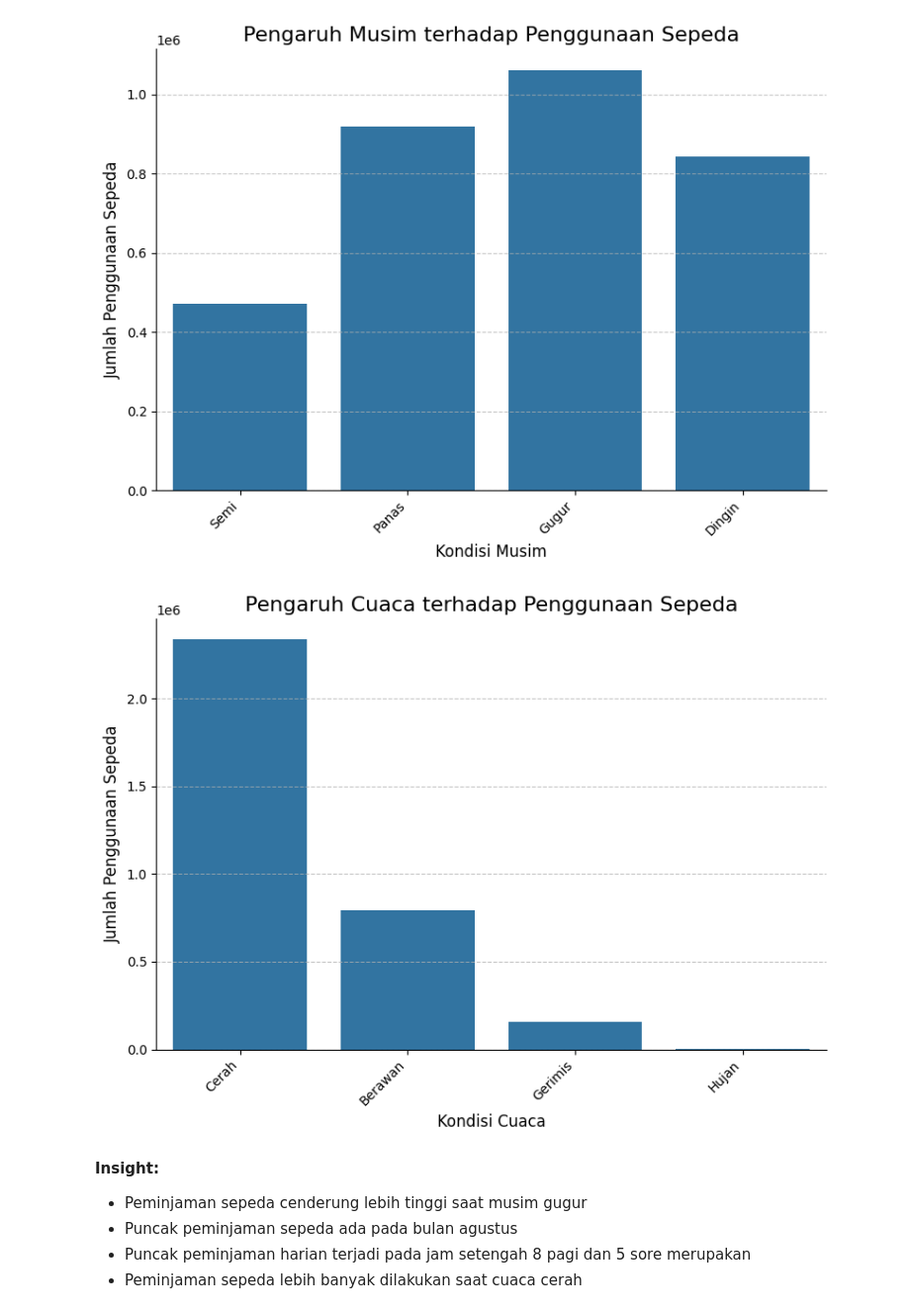
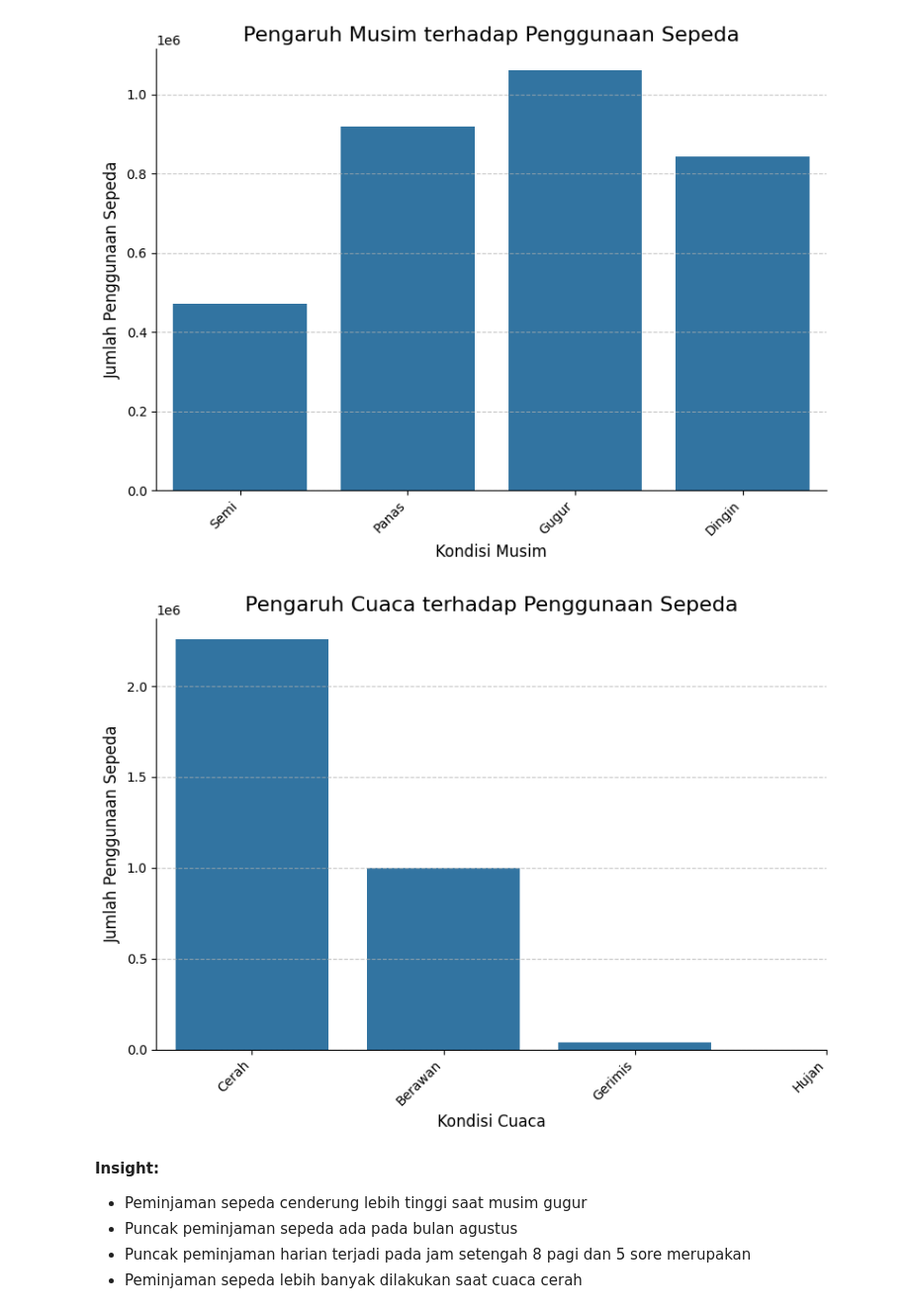
Before and after one commit to lazygirlleen/submission, a Jupyter notebook: notebook.ipynb, the cells around one changed output. Shown at 99% size. Drawn from its saved outputs; the diff is of its cells as text; code cells hidden in the pictures.

```diff
--- a/notebook.ipynb
+++ b/notebook.ipynb
@@ -376,23 +374,23 @@ plt.show()
 # %% [output]
 [figure]
 # %%
-weather_effect = df_hour.groupby('weathersit')['cnt'].sum().reset_index()
+weather_effect = df_day.groupby('weathersit')['cnt'].sum().reset_index()
 
 plt.figure(figsize=(8, 6))
 sns.barplot(x='weathersit', y='cnt', data=weather_effect)
 
 plt.title('Pengaruh Cuaca terhadap Penggunaan Sepeda', fontsize=16)
 plt.xlabel('Kondisi Cuaca', fontsize=12)
 plt.ylabel('Jumlah Penggunaan Sepeda', fontsize=12)
 plt.xticks([0, 1, 2, 3], ['Cerah', 'Berawan', 'Gerimis', 'Hujan'], rotation=45, ha='right')
 
 plt.grid(axis='y', linestyle='--', alpha=0.7)
 sns.despine()
 
 plt.tight_layout()
 plt.show()
 # %% [output]
-[figure, old version]
+[figure, new version]
 # %% [markdown]
 **Insight:**
 - Peminjaman sepeda cenderung lebih tinggi saat musim gugur
```
Also changed, not shown: parts of 13 cells of this notebook.
